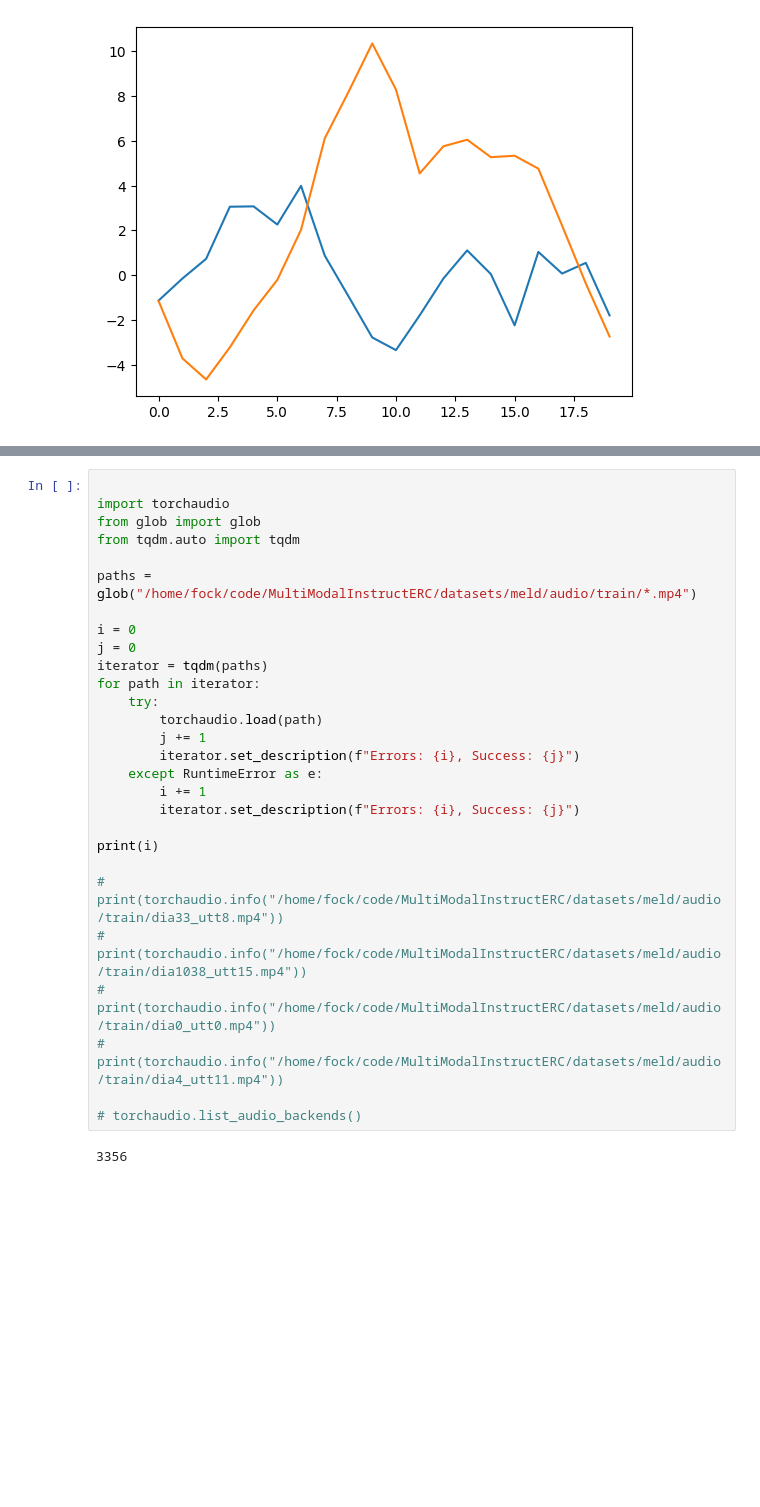
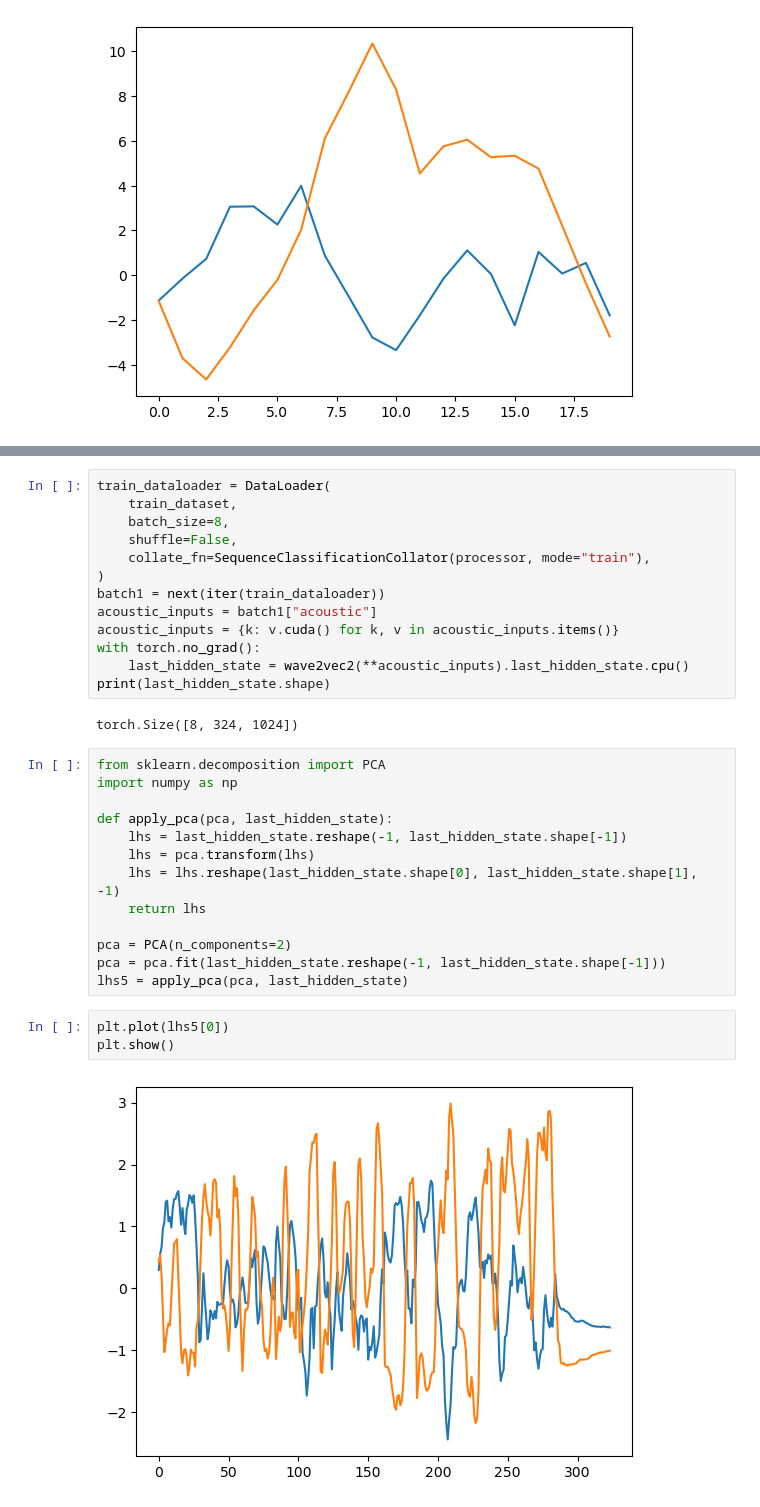
Before and after one commit to HenFo/Masterarbeit, a Jupyter notebook: test.ipynb, the cells around one changed output, grey strips where cells are left out. Cells and saved outputs as stored; diff of their text form; blank space fills up the shorter version.

```diff
--- a/test.ipynb
+++ b/test.ipynb
@@ -83,30 +81,33 @@ frame #1: c10::detail::torchCheckFail(char const*, char const*, unsigned int, st
-# %%
-
-import torchaudio
-from glob import glob
-from tqdm.auto import tqdm
-
-paths = glob("/home/fock/code/MultiModalInstructERC/datasets/meld/audio/train/*.mp4")
-
-i = 0
-j = 0
-iterator = tqdm(paths)
-for path in iterator:
-    try:
-        torchaudio.load(path)
-        j += 1
-        iterator.set_description(f"Errors: {i}, Success: {j}")
-    except RuntimeError as e:
-        i += 1
-        iterator.set_description(f"Errors: {i}, Success: {j}")
-
-print(i)
-
-# print(torchaudio.info("/home/fock/code/MultiModalInstructERC/datasets/meld/audio/train/dia33_utt8.mp4"))
-# print(torchaudio.info("/home/fock/code/MultiModalInstructERC/datasets/meld/audio/train/dia1038_utt15.mp4"))
-# print(torchaudio.info("/home/fock/code/MultiModalInstructERC/datasets/meld/audio/train/dia0_utt0.mp4"))
-# print(torchaudio.info("/home/fock/code/MultiModalInstructERC/datasets/meld/audio/train/dia4_utt11.mp4"))
-
-# torchaudio.list_audio_backends()
-# %% [output]
-3356
+# %%
+train_dataloader = DataLoader(
+    train_dataset,
+    batch_size=8,
+    shuffle=False,
+    collate_fn=SequenceClassificationCollator(processor, mode="train"),
+)
+batch1 = next(iter(train_dataloader))
+acoustic_inputs = batch1["acoustic"]
+acoustic_inputs = {k: v.cuda() for k, v in acoustic_inputs.items()}
+with torch.no_grad():
+    last_hidden_state = wave2vec2(**acoustic_inputs).last_hidden_state.cpu()
+print(last_hidden_state.shape)
+# %% [output]
+torch.Size([8, 324, 1024])
+# %%
+from sklearn.decomposition import PCA
+import numpy as np
+
+def apply_pca(pca, last_hidden_state):
+    lhs = last_hidden_state.reshape(-1, last_hidden_state.shape[-1])
+    lhs = pca.transform(lhs)
+    lhs = lhs.reshape(last_hidden_state.shape[0], last_hidden_state.shape[1], -1)
+    return lhs
+
+pca = PCA(n_components=2)
+pca = pca.fit(last_hidden_state.reshape(-1, last_hidden_state.shape[-1]))
+lhs5 = apply_pca(pca, last_hidden_state)
+# %%
+plt.plot(lhs5[0])
+plt.show()
+# %% [output]
+[figure, added]
```
Also changed, not shown: parts of 12 cells of this notebook, 8 other files.
